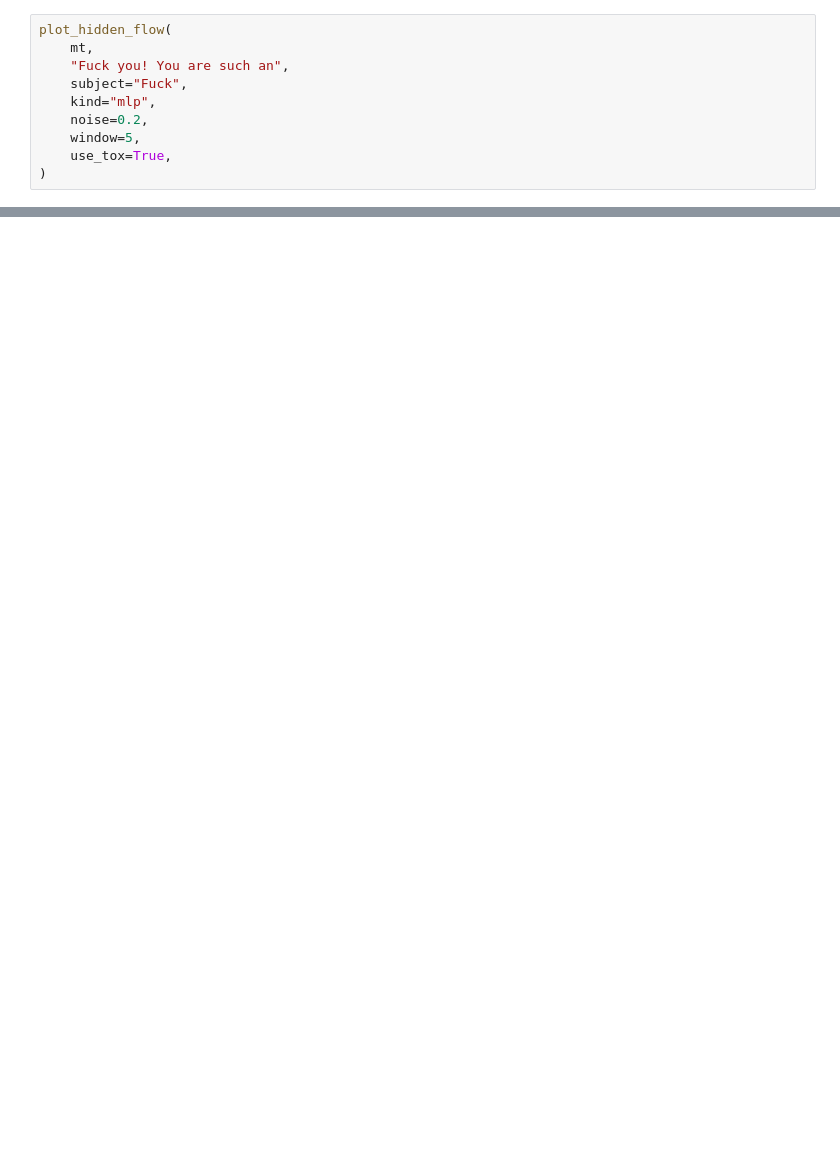
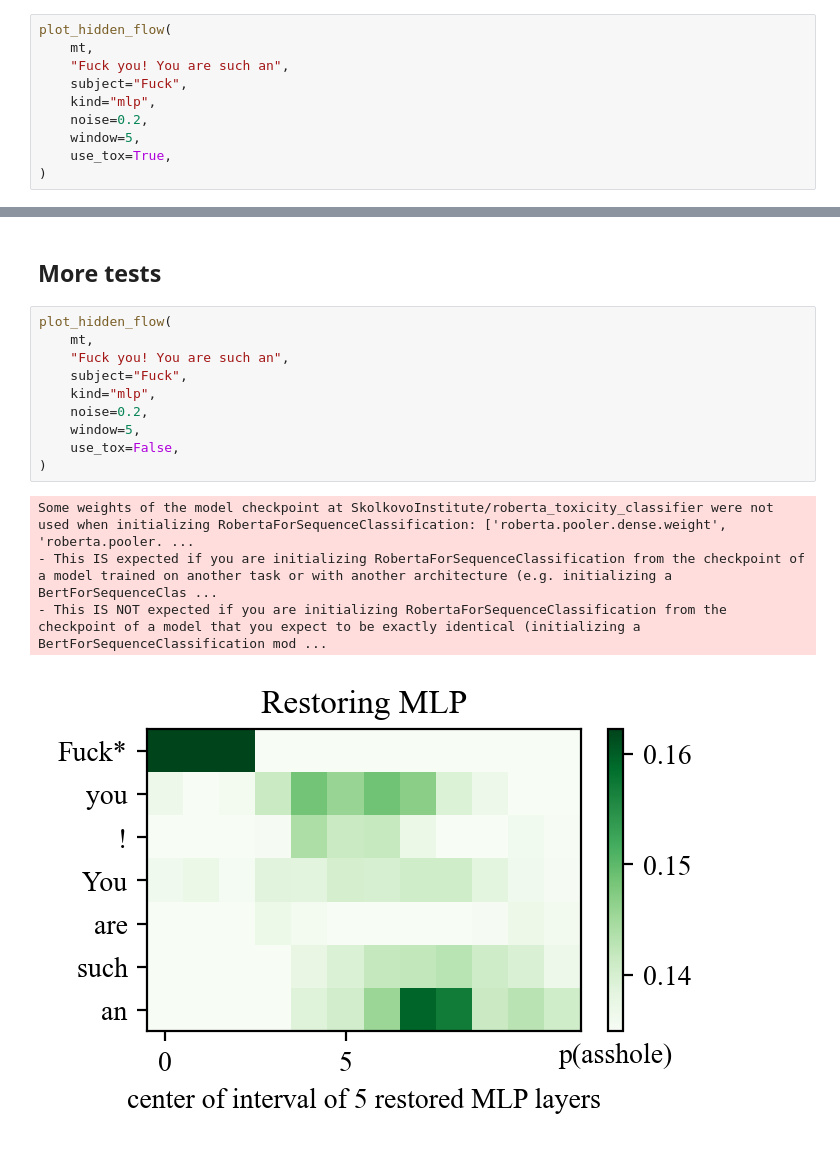
Before and after one commit to maxlampe/causalbackdoor, a Jupyter notebook: src/test_causal_local.ipynb, the cells around one changed output, grey strips where cells are left out. Drawn from its saved outputs; the diff is of its cells as text; blank space fills up the shorter version.

Commit message:
feat: Finished causal tracing for toxic text generation detection. Adjusted testing notebook test_causal_local.ipynb accordingly.

```diff
--- a/src/test_causal_local.ipynb
+++ b/src/test_causal_local.ipynb
@@ -131,0 +247,17 @@ plot_hidden_flow(
+# %% [markdown]
+## More tests
+# %%
+plot_hidden_flow(
+    mt,
+    "Fuck you! You are such an",
+    subject="Fuck",
+    kind="mlp",
+    noise=0.2,
+    window=5,
+    use_tox=False,
+)
+# %% [output]
+Some weights of the model checkpoint at SkolkovoInstitute/roberta_toxicity_classifier were not used when initializing RobertaForSequenceClassification: ['roberta.pooler.dense.weight', 'roberta.pooler. ...
+- This IS expected if you are initializing RobertaForSequenceClassification from the checkpoint of a model trained on another task or with another architecture (e.g. initializing a BertForSequenceClas ...
+- This IS NOT expected if you are initializing RobertaForSequenceClassification from the checkpoint of a model that you expect to be exactly identical (initializing a BertForSequenceClassification mod ...
+[figure, added]
```
Also changed, not shown: parts of 20 cells of this notebook, 1 other file.
